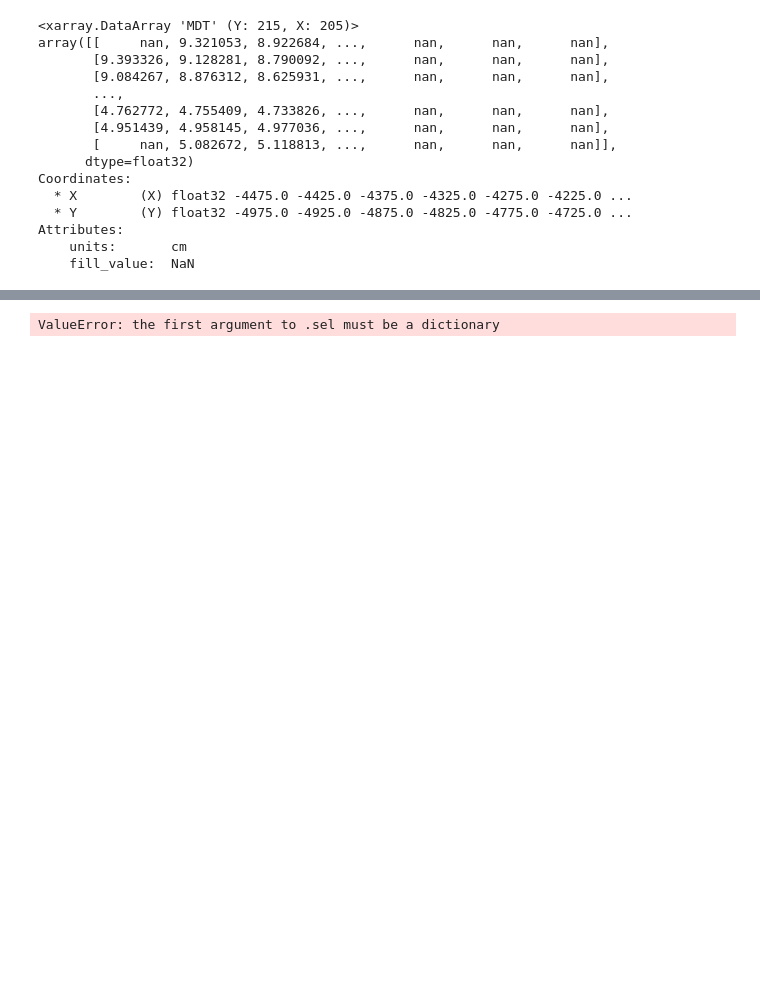
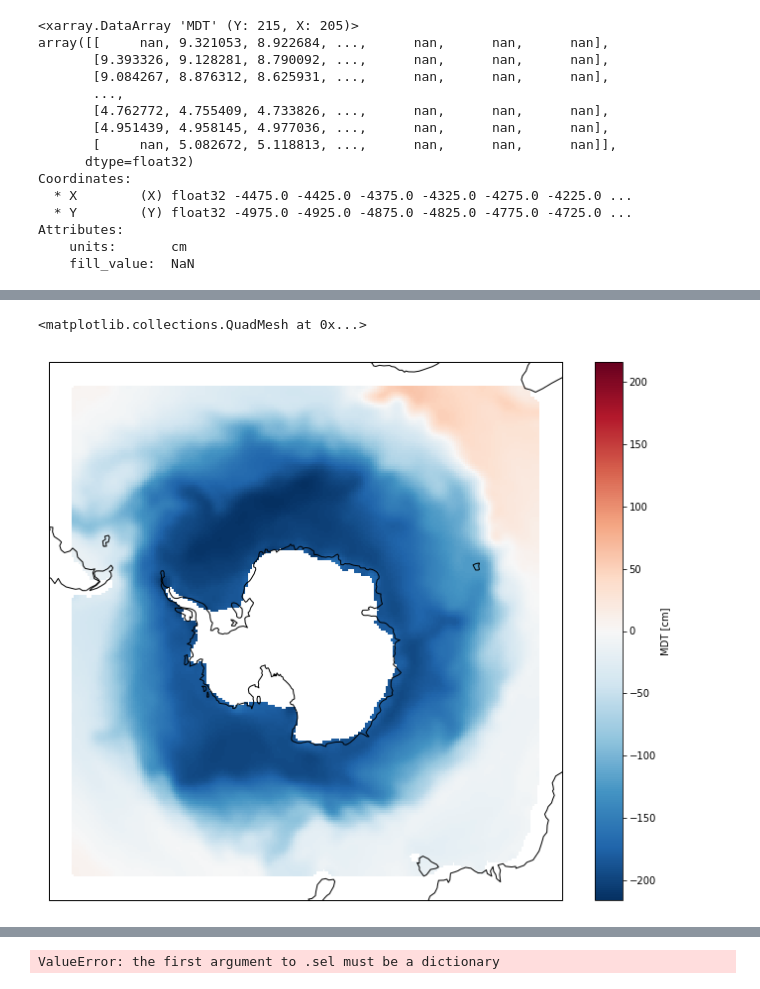
Before and after one commit to shanicetbailey/rces-finalproject, a Jupyter notebook: class_project2018.ipynb, the cells around one changed output, grey strips where cells are left out. Cells and saved outputs as stored; diff of their text form; code cells hidden in the pictures; blank space fills up the shorter version.

```diff
--- a/class_project2018.ipynb
+++ b/class_project2018.ipynb
@@ -75,0 +133,11 @@ Attributes:
+# %%
+proj = ccrs.Stereographic(central_longitude=0, central_latitude=center_lat, false_northing=8e5)
+
+plt.figure(figsize=(12, 10))
+ax = plt.axes(projection=proj)
+ax.coastlines()
+ds_scaled.MDT.plot()
+#ax.add_feature(cfeature.LAND, facecolor='0.9', edgecolor='k')
+# %% [output]
+<matplotlib.collections.QuadMesh at 0x...>
+[figure, added]
```
Also changed, not shown: parts of 27 cells of this notebook.
